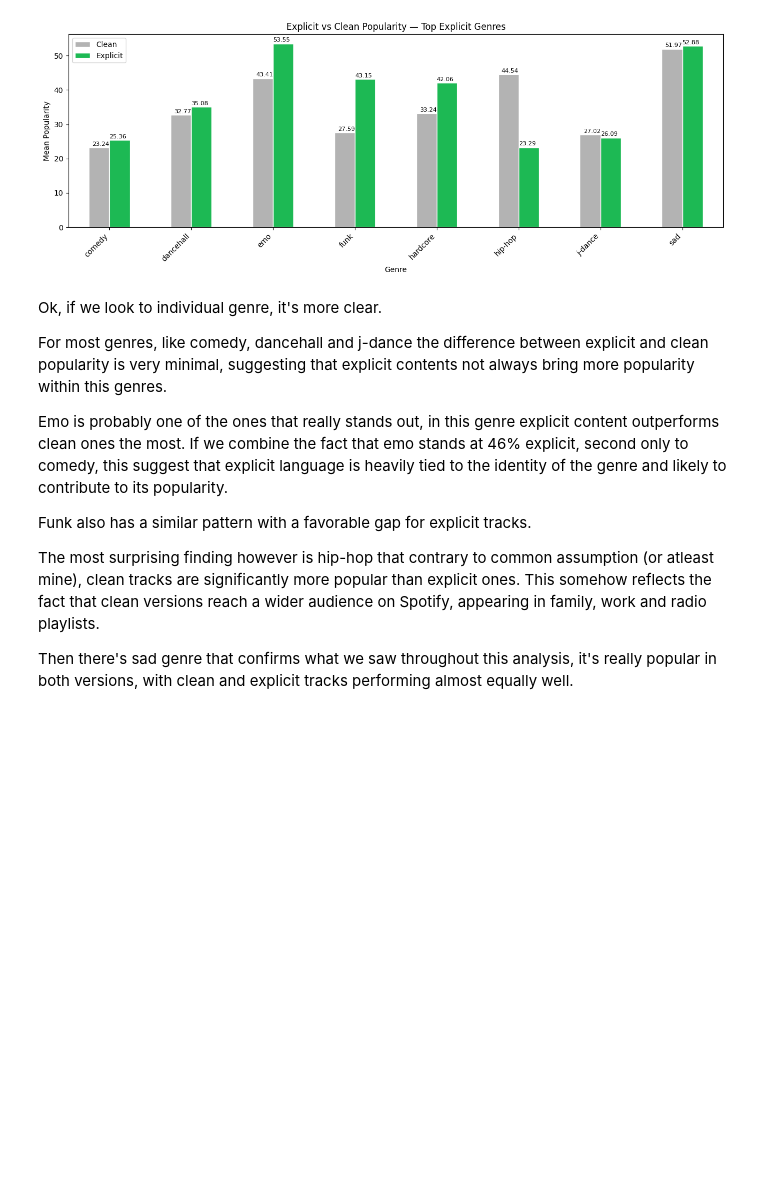
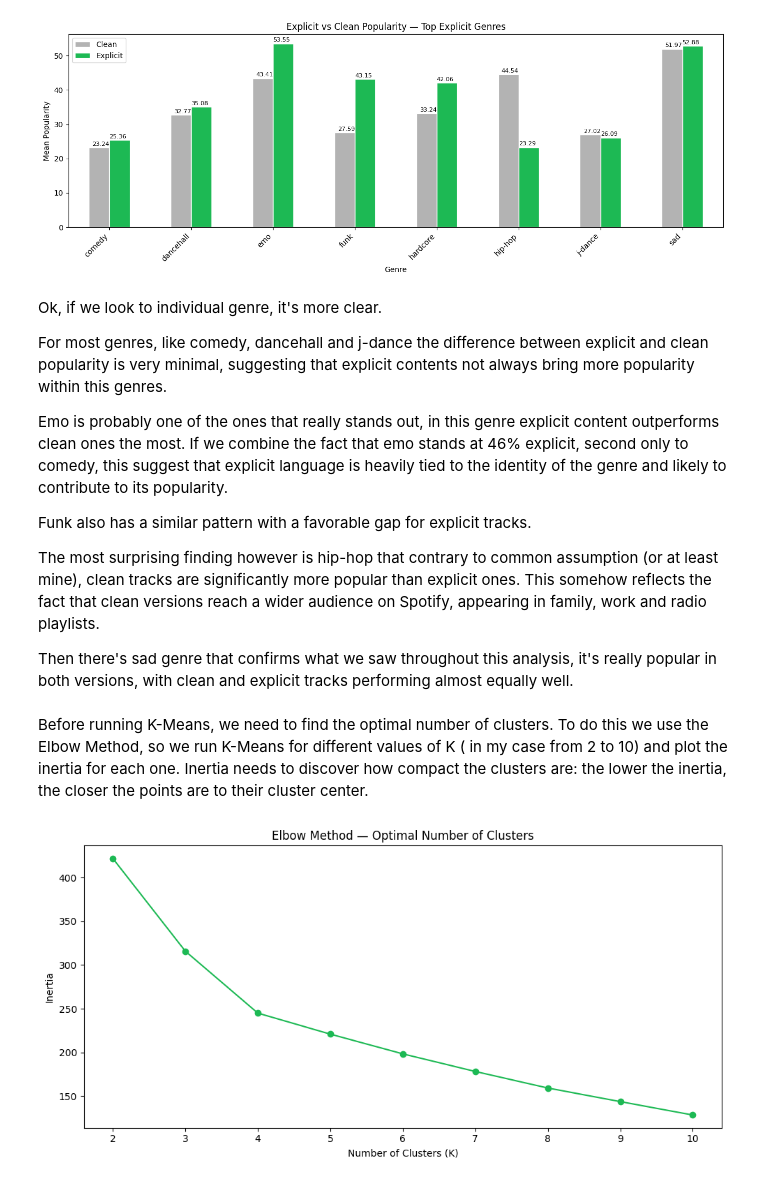
Before and after one commit to TortorelliRocco/Spotify_Analysis, a Jupyter notebook: SpotifyProject.ipynb, the cells around one changed output. Cells and saved outputs as stored; diff of their text form; code cells hidden in the pictures; blank space fills up the shorter version.

```diff
--- a/SpotifyProject.ipynb
+++ b/SpotifyProject.ipynb
@@ -390,6 +389,6 @@ Emo is probably one of the ones that really stands out, in this genre explicit c
 
 Funk also has a similar pattern with a favorable gap for explicit tracks.
 
-The most surprising finding however is hip-hop that contrary to common assumption (or atleast mine), clean tracks are significantly more popular than explicit ones. This somehow reflects the fact that clean versions reach a wider audience on Spotify, appearing in family, work and radio playlists.
+The most surprising finding however is hip-hop that contrary to common assumption (or at least mine), clean tracks are significantly more popular than explicit ones. This somehow reflects the fact that clean versions reach a wider audience on Spotify, appearing in family, work and radio playlists.
 
 Then there's sad genre that confirms what we saw throughout this analysis, it's really popular in both versions, with clean and explicit tracks performing almost equally well.
@@ -395,0 +398,28 @@ Then there's sad genre that confirms what we saw throughout this analysis, it's
+# %% [markdown]
+Before running K-Means, we need to find the optimal number of clusters.
+To do this we use the Elbow Method, so we run K-Means for different values of K ( in my case from 2 to 10) and plot the inertia for each one.
+Inertia needs to discover how compact the clusters are:
+the lower the inertia, the closer the points are to their cluster center.
+# %%
+genre_features = df.groupby('track_genre')[['energy', 'danceability', 'valence', 'acousticness', 'tempo', 'loudness']].mean()
+
+scaler = StandardScaler()
+genre_scaled = scaler.fit_transform(genre_features)
+
+inertia = []
+k_range = range(2, 11)
+
+for k in k_range:
+    km = KMeans(n_clusters=k, random_state=42, n_init=10)
+    km.fit(genre_scaled)
+    inertia.append(km.inertia_)
+
+plt.figure(figsize=(10, 5))
+plt.plot(k_range, inertia, marker='o', color='#1DB954')
+plt.title('Elbow Method — Optimal Number of Clusters')
+plt.xlabel('Number of Clusters (K)')
+plt.ylabel('Inertia')
+plt.tight_layout()
+plt.show()
+# %% [output]
+[figure, added]
```
Also changed, not shown: parts of 14 cells of this notebook.
